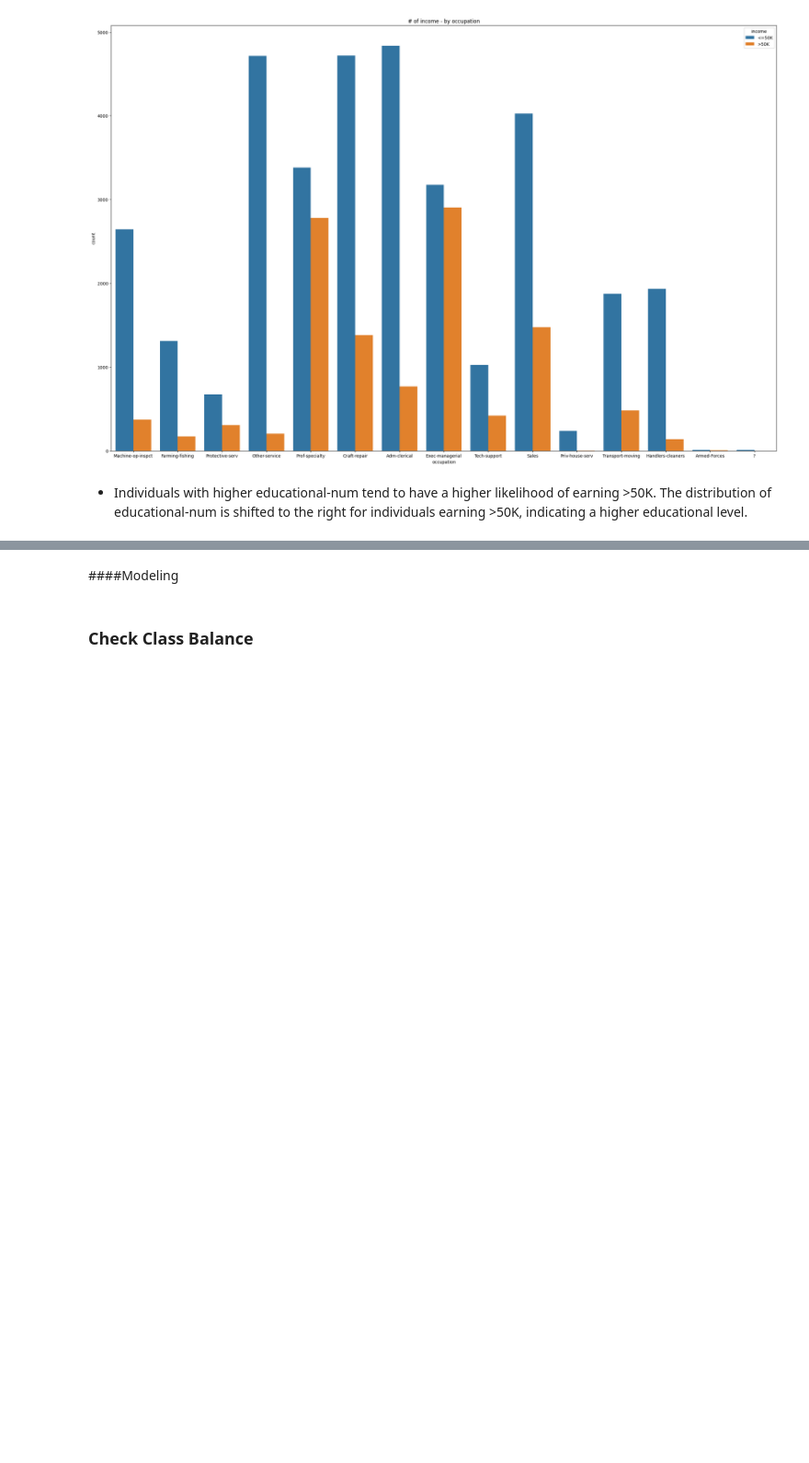
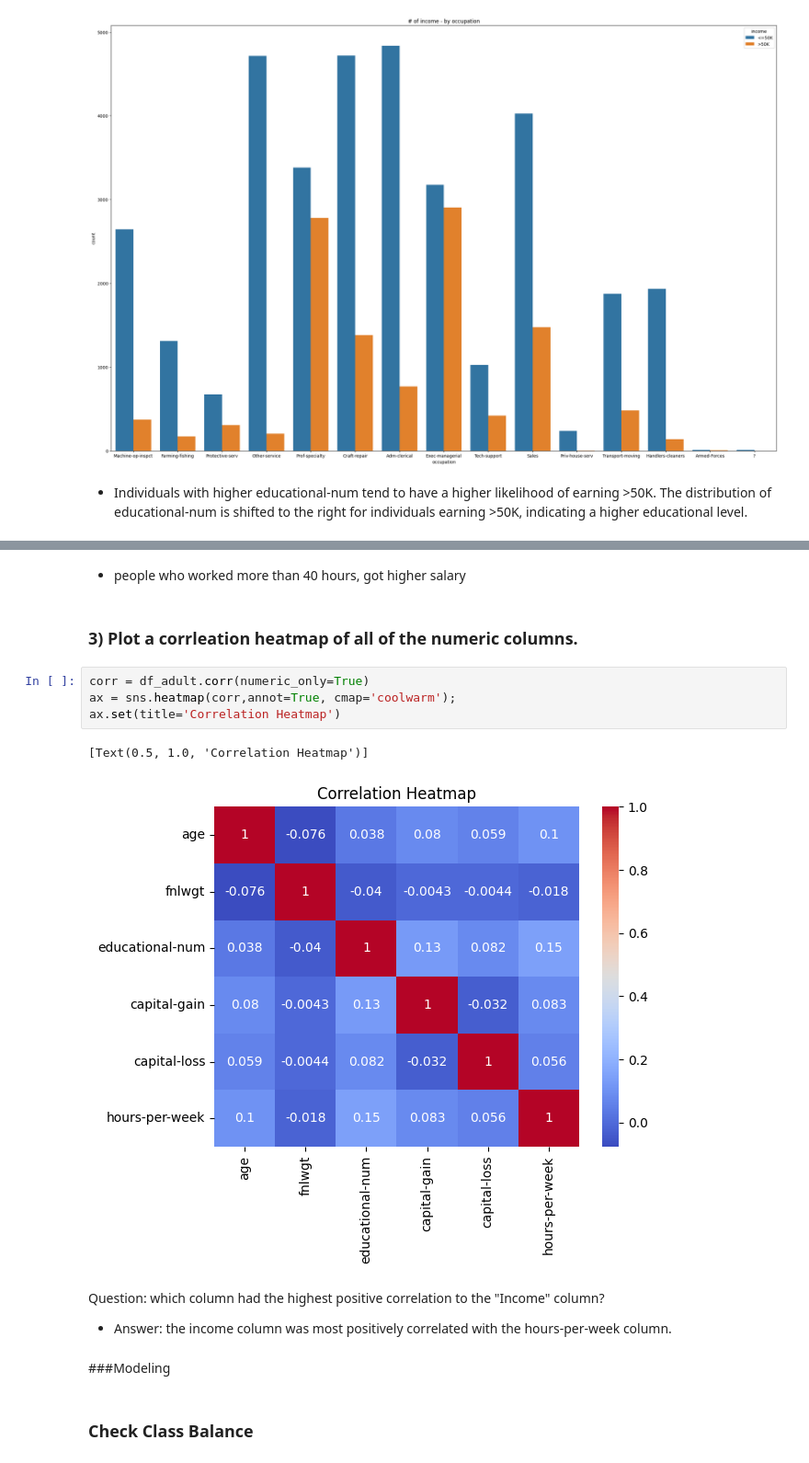
Before and after one commit to uday-routhu/week5, a Jupyter notebook: Project_2_Part_1_Core_new.ipynb, the cells around one changed output, grey strips where cells are left out. Shown at 92% size. Drawn from its saved outputs; the diff is of its cells as text; blank space fills up the shorter version.

```diff
--- a/Project_2_Part_1_Core_new.ipynb
+++ b/Project_2_Part_1_Core_new.ipynb
@@ -1028,5 +1081,20 @@ ax.set(title='# of income - by occupation');
+# %% [markdown]
+
+- people who worked more than 40 hours, got higher salary
+# %% [markdown]
+### 3) Plot a corrleation heatmap of all of the numeric columns.
+# %%
+corr = df_adult.corr(numeric_only=True)
+ax = sns.heatmap(corr,annot=True, cmap='coolwarm');
+ax.set(title='Correlation Heatmap')
+# %% [output]
+[Text(0.5, 1.0, 'Correlation Heatmap')]
+[figure, added]
+# %% [markdown]
+Question: which column had the highest positive correlation to the "Income" column?
+- Answer: the income column was most positively correlated with the hours-per-week column.
 # %% [markdown]
-####Modeling
+###Modeling
 # %% [markdown]
 ### **Check Class Balance**
 # %%
```
Also changed, not shown: parts of 123 cells of this notebook.
